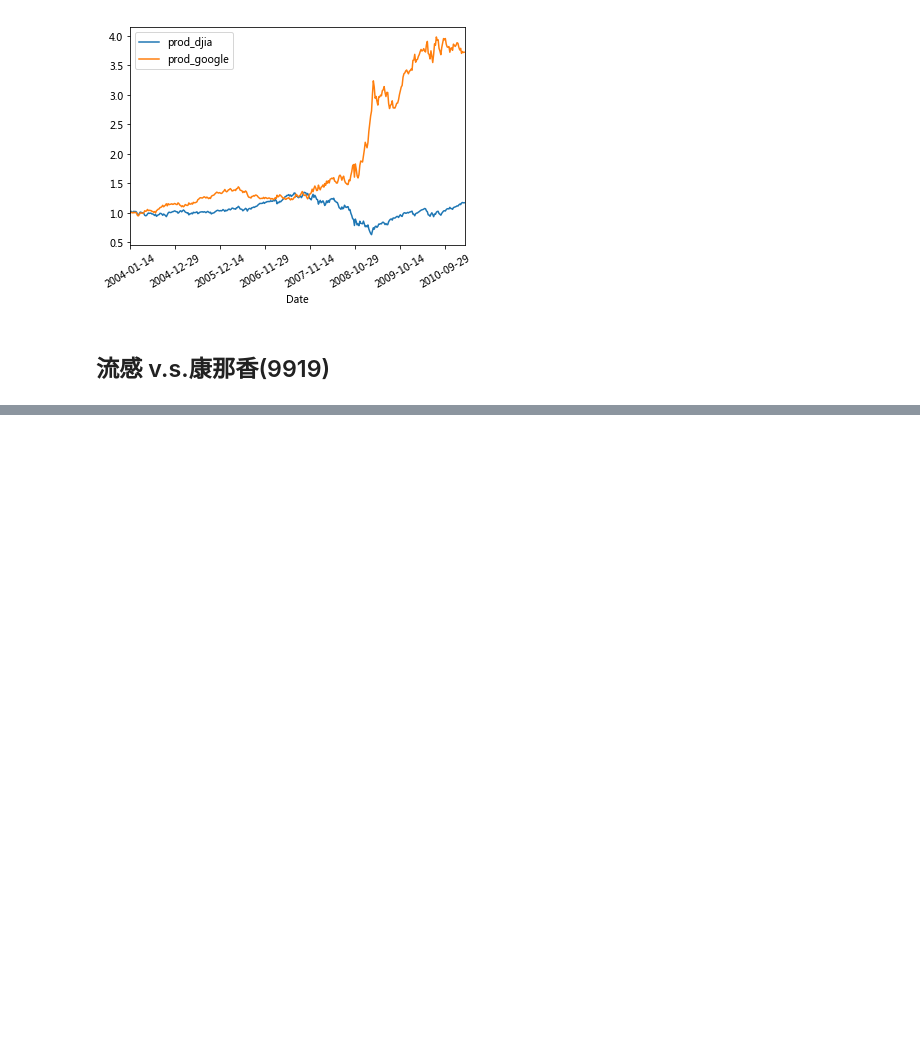
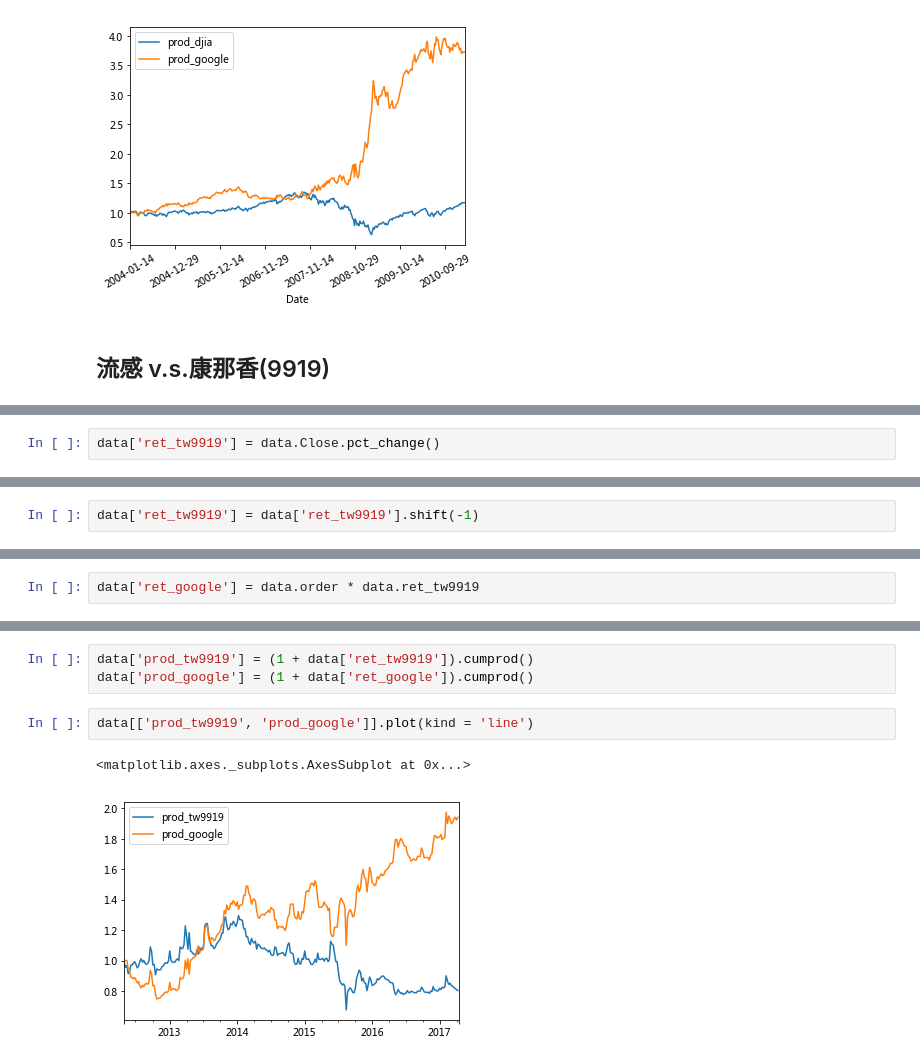
Before and after one commit to ywchiu/pyfinance, a Jupyter notebook: Demo20170430_afternoon.ipynb, the cells around one changed output, grey strips where cells are left out. Drawn from its saved outputs; the diff is of its cells as text; blank space fills up the shorter version.

```diff
--- a/Demo20170430_afternoon.ipynb
+++ b/Demo20170430_afternoon.ipynb
@@ -360,0 +466,2 @@ data[['prod_djia', 'prod_google']].plot(kind= 'line', rot=30)
+# %%
+data['ret_tw9919'] = data.Close.pct_change()
@@ -360,0 +474,2 @@ data[['prod_djia', 'prod_google']].plot(kind= 'line', rot=30)
+# %%
+data['ret_tw9919'] = data['ret_tw9919'].shift(-1)
@@ -360,0 +482,2 @@ data[['prod_djia', 'prod_google']].plot(kind= 'line', rot=30)
+# %%
+data['ret_google'] = data.order * data.ret_tw9919
@@ -360,0 +499,8 @@ data[['prod_djia', 'prod_google']].plot(kind= 'line', rot=30)
+# %%
+data['prod_tw9919'] = (1 + data['ret_tw9919']).cumprod()
+data['prod_google'] = (1 + data['ret_google']).cumprod()
+# %%
+data[['prod_tw9919', 'prod_google']].plot(kind = 'line')
+# %% [output]
+<matplotlib.axes._subplots.AxesSubplot at 0x...>
+[figure, added]
```
Also changed, not shown: parts of 15 cells of this notebook.
